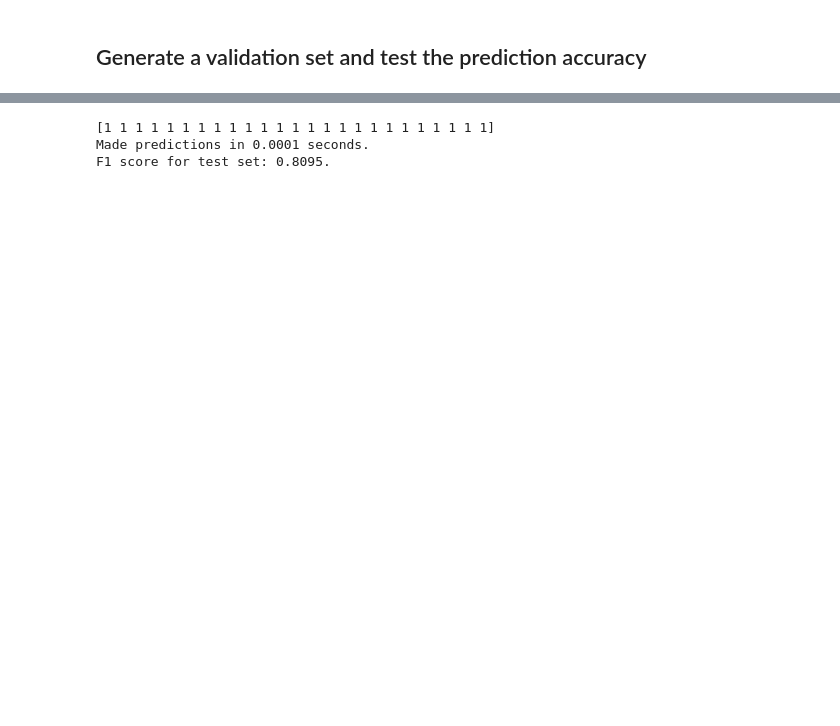
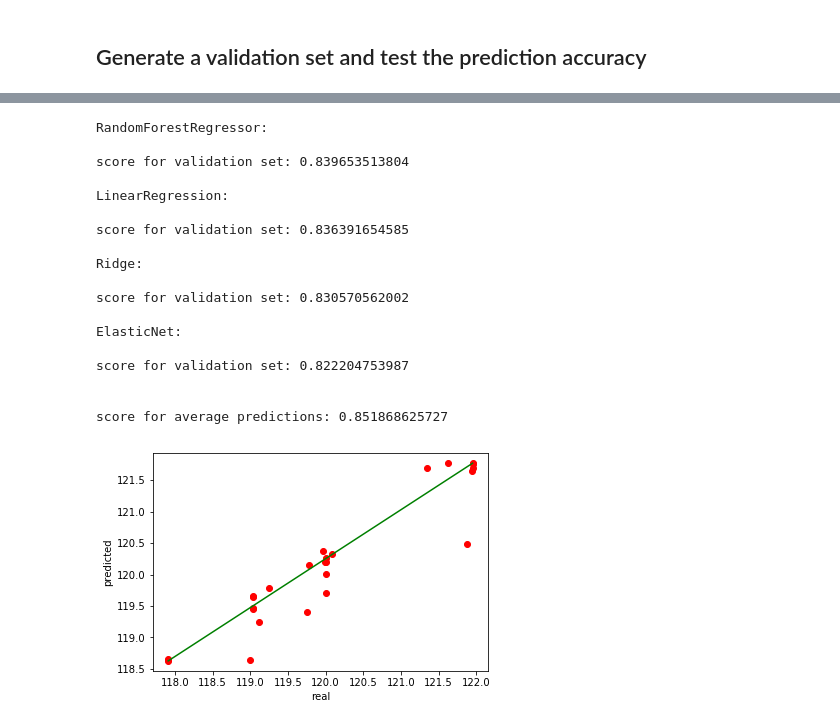
Before and after one commit to iamandicip/ml_projects, a Jupyter notebook: capstone_project/stock_market_forecast.ipynb, the cells around one changed output, grey strips where cells are left out. Cells and saved outputs as stored; diff of their text form; code cells hidden in the pictures; blank space fills up the shorter version.

```diff
--- a/capstone_project/stock_market_forecast.ipynb
+++ b/capstone_project/stock_market_forecast.ipynb
@@ -241,17 +295,48 @@ dataset.head()
-# %%
-from sklearn.metrics import f1_score
-
-clf = clf_D
-
-validation_data = dataset.drop(labels=['UpDown', 'Future Price'], axis=1)
-validation_target = dataset['UpDown']
-
-validation_pred = clf.predict(validation_data)
-print(validation_pred)
-# # f1_score(target.values, y_pred, pos_label=1)
-
-print ("F1 score for test set: {:.4f}.".format(su.predict_labels(clf, validation_data, validation_target)))
-# %% [output]
-[1 1 1 1 1 1 1 1 1 1 1 1 1 1 1 1 1 1 1 1 1 1 1 1 1]
-Made predictions in 0.0001 seconds.
-F1 score for test set: 0.8095.
+# %%
+from sklearn.metrics import r2_score
+
+validation_data = dataset.drop(labels=['UpDown', 'Future Price'], axis=1)
+validation_target = dataset['Future Price']
+
+predictions = []
+
+for reg in [reg_A, reg_B, reg_C, reg_D]:
+    class_name = reg.__class__.__name__
+
+    print ("\n{0}: \n".format(class_name))
+
+    validation_pred = reg.predict(validation_data)
+
+    print('score for validation set: {0}'.format(reg.score(validation_data, validation_target)))
+
+    predictions.append(validation_pred)
+
+average_predictions = np.zeros(validation_target.shape[0])
+
+for p in predictions:
+    average_predictions += p
+
+average_predictions /= len(predictions)
+
+print('\n\nscore for average predictions: {0}'.format(r2_score(validation_target, average_predictions)))
+plot_predictions(validation_target, average_predictions)
+# %% [output]
+RandomForestRegressor:
+
+score for validation set: 0.839653513804
+
+LinearRegression:
+
+score for validation set: 0.836391654585
+
+Ridge:
+
+score for validation set: 0.830570562002
+
+ElasticNet:
+
+score for validation set: 0.822204753987
+
+
+score for average predictions: 0.851868625727
+[figure, added]
```
Also changed, not shown: parts of 6 cells of this notebook.
